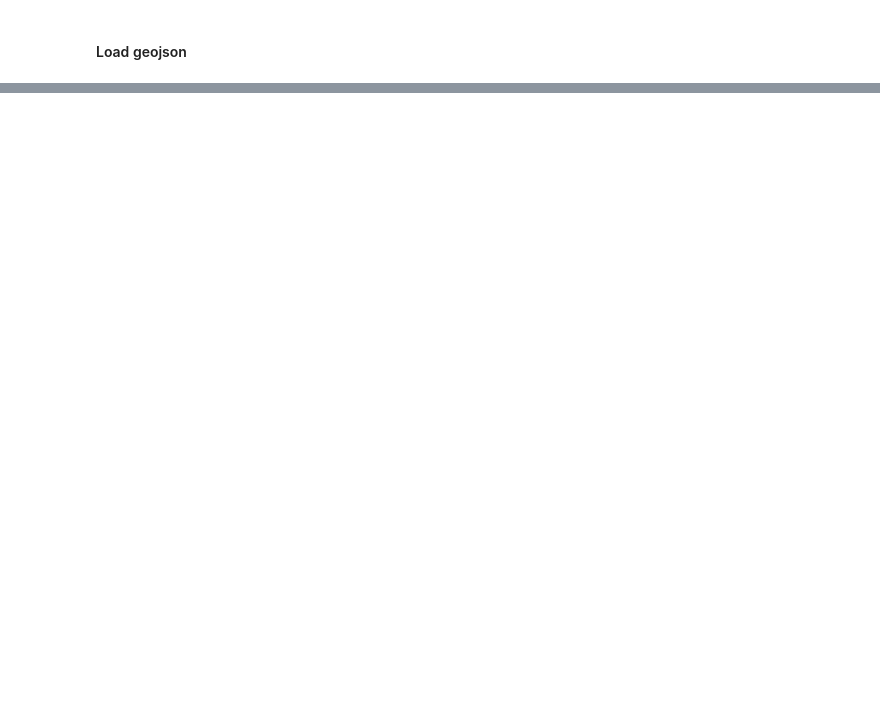
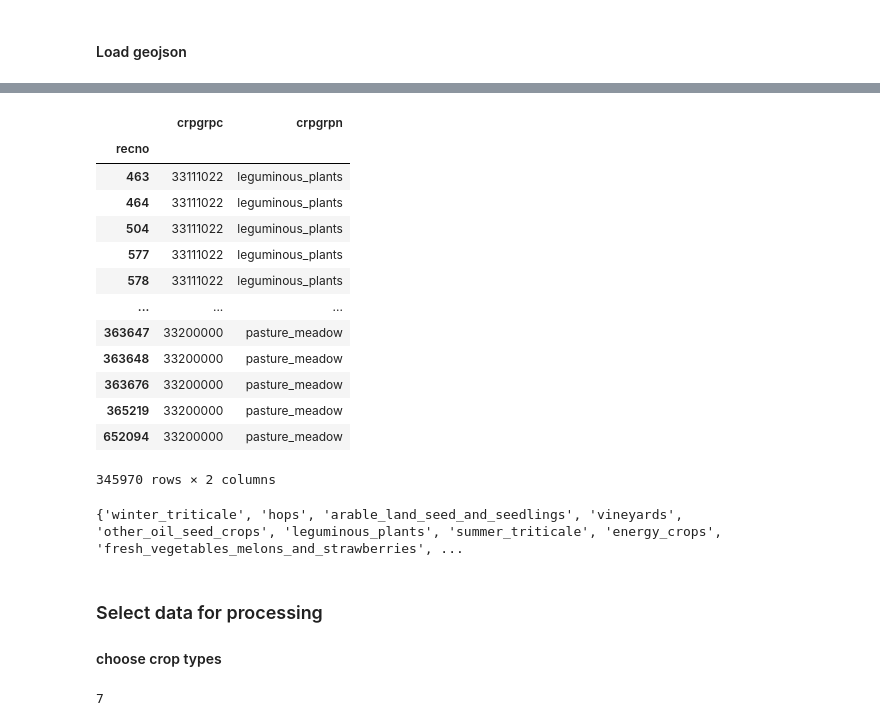
Before and after one commit to PUTvision/crop_classification_eurocrops, a Jupyter notebook: notebooks/load_all_data.ipynb, the cells around one changed output, grey strips where cells are left out. Cells and saved outputs as stored; diff of their text form; code cells hidden in the pictures; blank space fills up the shorter version.

```diff
--- a/notebooks/load_all_data.ipynb
+++ b/notebooks/load_all_data.ipynb
@@ -365,4 +331,17 @@ data_flatten.shape, data_ndvi_flatten.shape
 # %%
 df_labels_all
-
-set(df_labels_all)
+# %% [output]
+|  | crpgrpc | crpgrpn |
+| recno |  |  |
+| 463 | 33111022 | leguminous_plants |
+| 464 | 33111022 | leguminous_plants |
+| 504 | 33111022 | leguminous_plants |
+| 577 | 33111022 | leguminous_plants |
+| 578 | 33111022 | leguminous_plants |
+| ... | ... | ... |
+| 363647 | 33200000 | pasture_meadow |
+| 363648 | 33200000 | pasture_meadow |
+| 363676 | 33200000 | pasture_meadow |
+| 365219 | 33200000 | pasture_meadow |
+| 652094 | 33200000 | pasture_meadow |
+345970 rows × 2 columns
@@ -377 +348,11 @@ print(data_flatten_labels)
+# %%
+all_crop_types = set(df_labels_all.iloc[:, 1].to_numpy())
+data_flatten_labels = df_labels_all.iloc[:, 1].to_numpy()
+print(set(data_flatten_labels))
+# %% [output]
+{'winter_triticale', 'hops', 'arable_land_seed_and_seedlings', 'vineyards', 'other_oil_seed_crops', 'leguminous_plants', 'summer_triticale', 'energy_crops', 'fresh_vegetables_melons_and_strawberries', ...
+# %% [markdown]
+### Select data for processing
+
+#### choose crop types
 # %%
@@ -426,7 +424,7 @@ crops_to_use = [all_crop_types_map[name] for name in crops_to_use__names]
 indexes_to_use = []
 for i in range(len(df_labels_all)):
     label = data_flatten_labels[i]
-    if label not in crops_to_use:
+    if label not in crops_to_use__names:
         continue  # skip this data, not interested
     indexes_to_use.append(i)
 # indexes_to_use = np.array(indexes_to_use)
@@ -434,5 +432,8 @@ for i in range(len(df_labels_all)):
 selected_data_flatten_labels = np.take(data_flatten_labels, indexes_to_use)
 selected_data_flatten = data_flatten[indexes_to_use, :]
 selected_data_ndvi_flatten = data_ndvi_flatten[indexes_to_use, :]
+len(set(selected_data_flatten_labels))
+# %% [output]
+7
 # %%
 selected_data_flatten_labels.shape, selected_data_flatten.shape, selected_data_ndvi_flatten.shape
```
Also changed, not shown: parts of 63 cells of this notebook.
